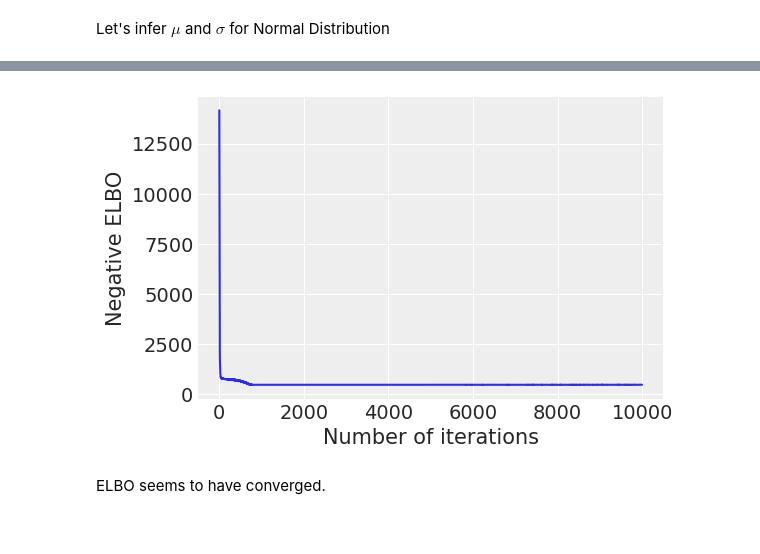
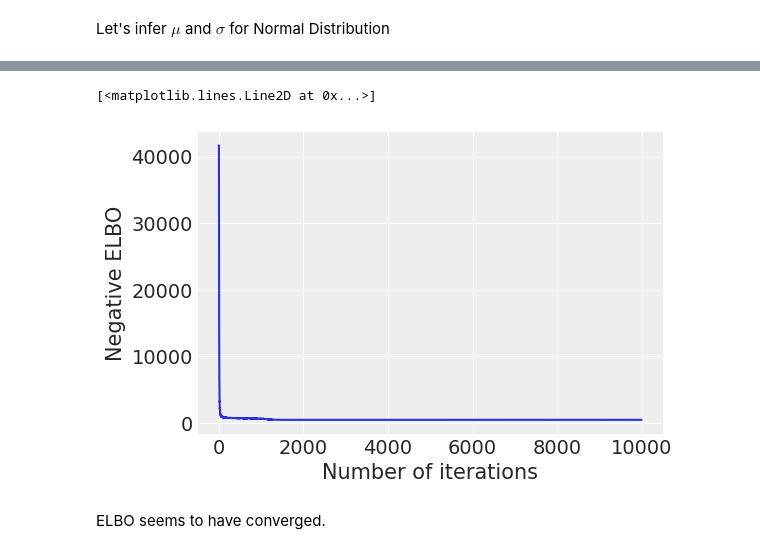
Before and after one commit to pymc-devs/pymc4, a Jupyter notebook: notebooks/Variational_API_Quickstart.ipynb, the cells around one changed output, grey strips where cells are left out. Drawn from its saved outputs; the diff is of its cells as text; code cells hidden in the pictures.

```diff
--- a/notebooks/Variational_API_Quickstart.ipynb
+++ b/notebooks/Variational_API_Quickstart.ipynb
@@ -55,2 +58,2 @@ fit(model: Union[pymc4.coroutine_model.Model, NoneType] = None, method: Union[st
 # %%
-loss = pm.fit(approx_model)
+mean_field = pm.fit(approx_model)
@@ -57,9 +68,11 @@ loss = pm.fit(approx_model)
 # %%
 fig = plt.figure(figsize=(6, 4))
 ax = fig.add_subplot(111, xlabel='Number of iterations', ylabel='Negative ELBO')
-ax.plot(loss);
+ax.plot(mean_field.losses)
+# ax.set_yscale("log");
 # %% [output]
+[<matplotlib.lines.Line2D at 0x...>]
-[figure, old version]
+[figure, new version]
 # %% [markdown]
 ELBO seems to have converged.
 # %% [markdown]
```
Also changed, not shown: parts of 13 cells of this notebook, 2 other files.
